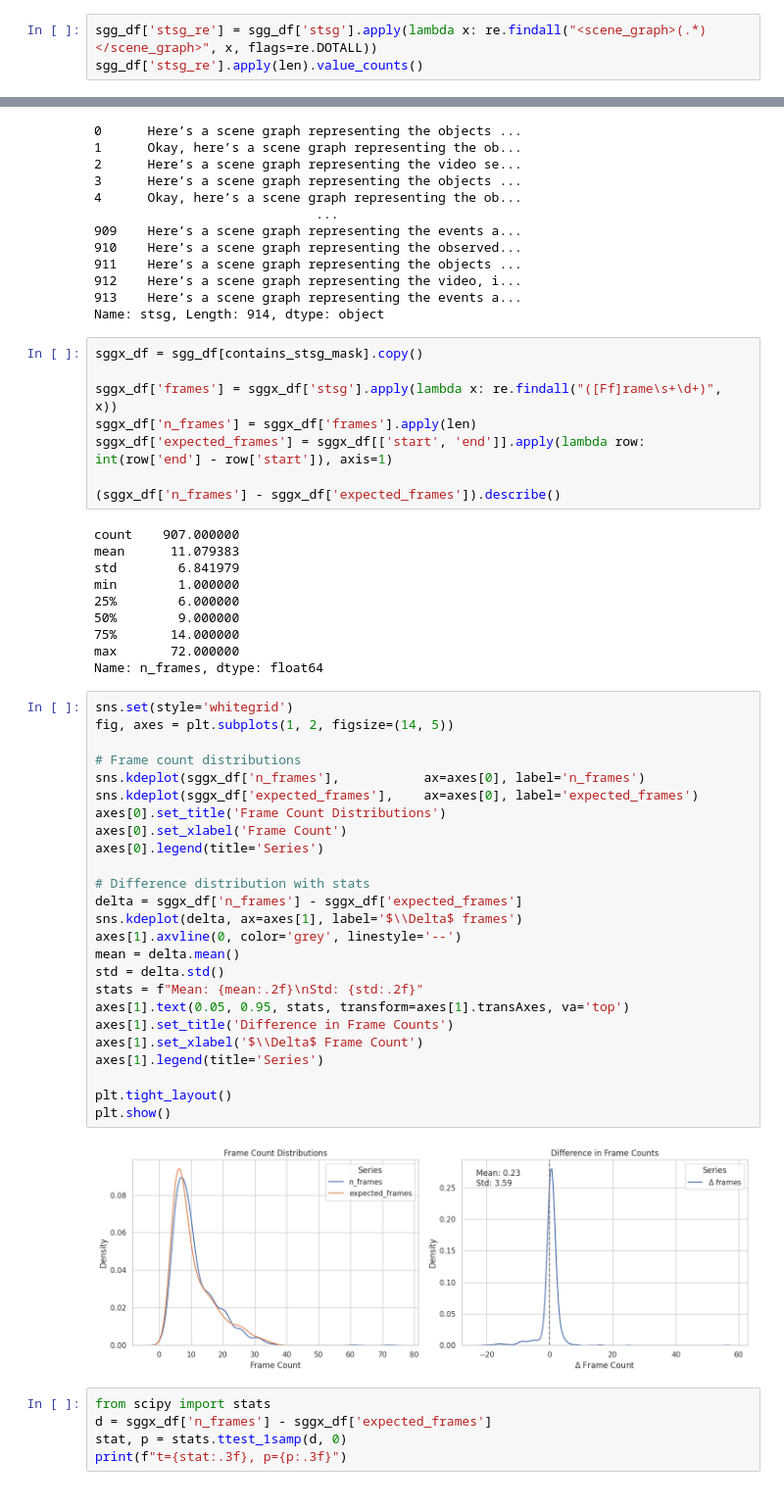
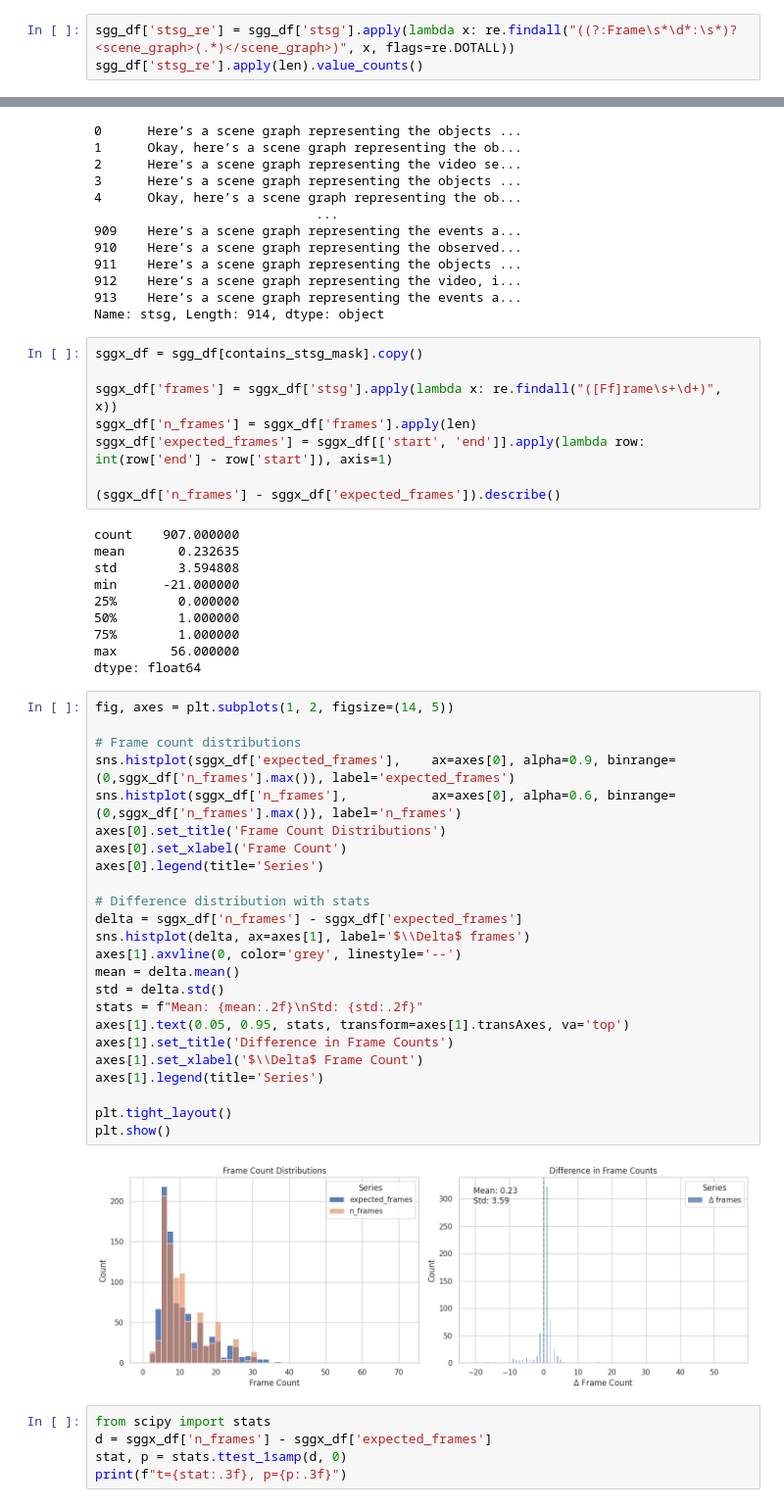
Before and after one commit to FabioLusha/video-neurosymbolic, a Jupyter notebook: star_code/experiments/week_0630a_SGG_batched_1fps.ipynb, the cells around one changed output, grey strips where cells are left out. Shown at 98% size. Saved outputs shown, nothing was run; the diff lists cells and outputs as text.

Commit message:
Fix frame ordering bug

```diff
--- a/star_code/experiments/week_0630a_SGG_batched_1fps.ipynb
+++ b/star_code/experiments/week_0630a_SGG_batched_1fps.ipynb
@@ -107,7 +167,7 @@ result
 # %% [output]
 ['\nFrame 0:\nperson ---- holding ---- phone\nphone ---- to_ear_of ---- person\nperson ---- looking_up ---- direction\nperson ---- standing_in_front_of ---- closet\ncloset ---- containing ---- clothes ...
 # %%
-sgg_df['stsg_re'] = sgg_df['stsg'].apply(lambda x: re.findall("<scene_graph>(.*)</scene_graph>", x, flags=re.DOTALL))
+sgg_df['stsg_re'] = sgg_df['stsg'].apply(lambda x: re.findall("((?:Frame\s*\d*:\s*)?<scene_graph>(.*)</scene_graph>)", x, flags=re.DOTALL))
 sgg_df['stsg_re'].apply(len).value_counts()
 # %% [output]
 stsg_re
@@ -246,41 +311,40 @@ sggx_df['expected_frames'] = sggx_df[['start', 'end']].apply(lambda row: int(row
 (sggx_df['n_frames'] - sggx_df['expected_frames']).describe()
 # %% [output]
 count    907.000000
-mean      11.079383
-std        6.841979
-min        1.000000
-25%        6.000000
-50%        9.000000
-75%       14.000000
-max       72.000000
-Name: n_frames, dtype: float64
+mean       0.232635
+std        3.594808
+min      -21.000000
+25%        0.000000
+50%        1.000000
+75%        1.000000
+max       56.000000
+dtype: float64
 # %%
-sns.set(style='whitegrid')
 fig, axes = plt.subplots(1, 2, figsize=(14, 5))
 
 # Frame count distributions
-sns.kdeplot(sggx_df['n_frames'],           ax=axes[0], label='n_frames')
-sns.kdeplot(sggx_df['expected_frames'],    ax=axes[0], label='expected_frames')
+sns.histplot(sggx_df['expected_frames'],    ax=axes[0], alpha=0.9, binrange=(0,sggx_df['n_frames'].max()), label='expected_frames')
+sns.histplot(sggx_df['n_frames'],           ax=axes[0], alpha=0.6, binrange=(0,sggx_df['n_frames'].max()), label='n_frames')
 axes[0].set_title('Frame Count Distributions')
 axes[0].set_xlabel('Frame Count')
 axes[0].legend(title='Series')
 
 # Difference distribution with stats
 delta = sggx_df['n_frames'] - sggx_df['expected_frames']
-sns.kdeplot(delta, ax=axes[1], label='$\\Delta$ frames')
+sns.histplot(delta, ax=axes[1], label='$\\Delta$ frames')
 axes[1].axvline(0, color='grey', linestyle='--')
 mean = delta.mean()
 std = delta.std()
 stats = f"Mean: {mean:.2f}\nStd: {std:.2f}"
 axes[1].text(0.05, 0.95, stats, transform=axes[1].transAxes, va='top')
 axes[1].set_title('Difference in Frame Counts')
 axes[1].set_xlabel('$\\Delta$ Frame Count')
 axes[1].legend(title='Series')
 
 plt.tight_layout()
 plt.show()
 # %% [output]
-[figure, old version]
+[figure, new version]
 # %%
 from scipy import stats
 d = sggx_df['n_frames'] - sggx_df['expected_frames']
```
Also changed, not shown: parts of 8 cells of this notebook, 10 other files.
